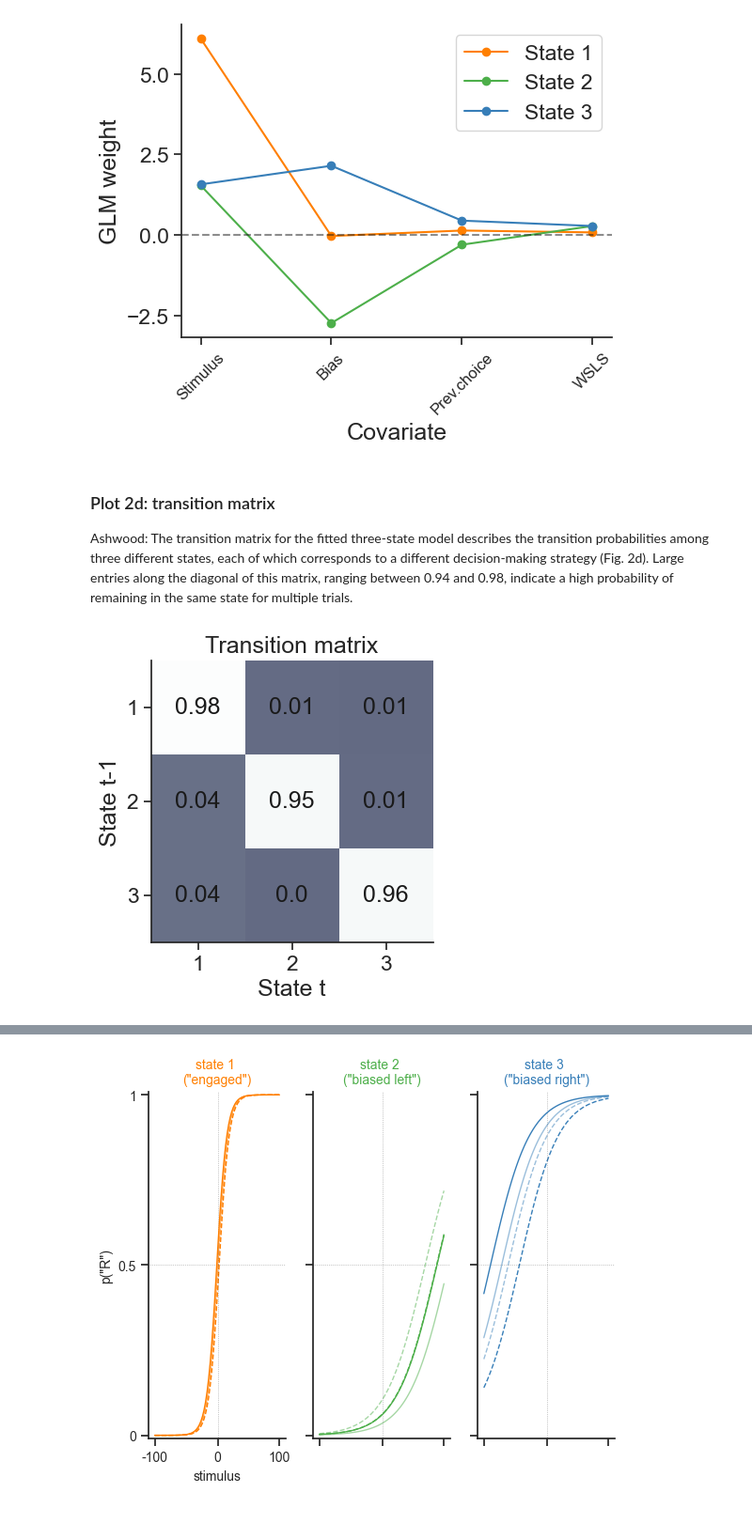
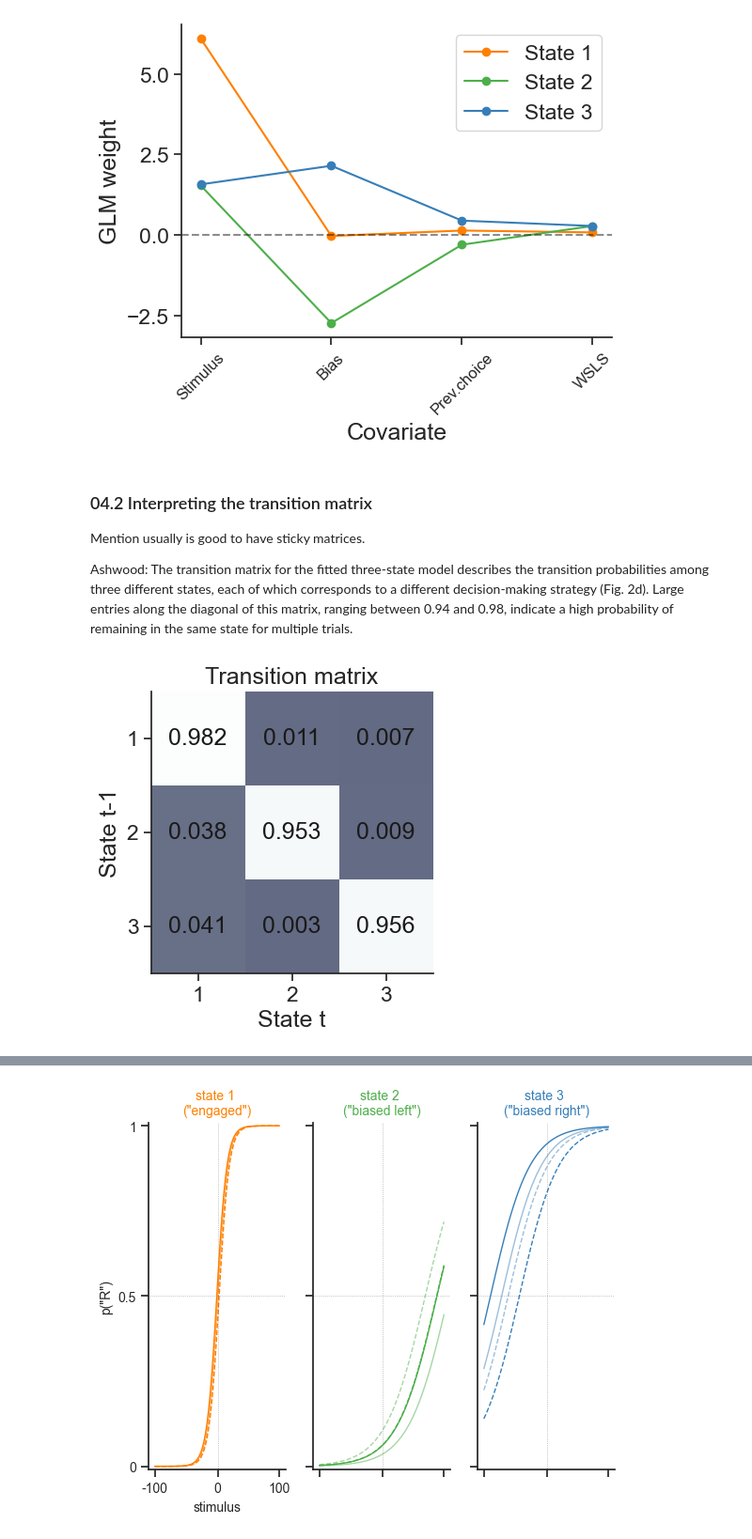
Before and after one commit to camila-maura/glm_hmm_notebook, a Jupyter notebook: scripts/01_ashwood_replication.ipynb, the cells around one changed output, grey strips where cells are left out. Shown at 94% size. Drawn from its saved outputs; the diff is of its cells as text; code cells hidden in the pictures.

```diff
--- a/scripts/01_ashwood_replication.ipynb
+++ b/scripts/01_ashwood_replication.ipynb
@@ -368,11 +338,11 @@ def get_data_this_session(eid, df_trials):
     choice = df_sess['choice'].reset_index(drop=True)
     return choice, stim_left, stim_right, rewarded
 
-def get_valid_choice(choice):
+def get_valid_choice(choice, viol_val):
     # takes in remapped choices
     # Get rid of violation trials i.e trials where the mouse didn't make a choice
     # previous choice vector getting rid of violation trials
-    valid_choices_idx = np.where(~choice.isin([-1]))[0]      # violations are -1
+    valid_choices_idx = np.where(~choice.isin([viol_val]))[0]
     valid_choices = choice[valid_choices_idx]
     return valid_choices, valid_choices_idx
 
@@ -429,19 +399,20 @@ def remap_choice_vals(choice):
     new_choice = choice.replace({1: 0, -1: 1, 0: -1})
     return new_choice
 
-def create_design_matrix(choice, stim_left, stim_right, rewarded):
-    # Stimuli predictor
+def create_design_matrix(choice, stim_left, stim_right, rewarded, viol_val):
+    # Stimuli predictor before filtering for valid trials
     signed_contrast = create_stim_vector(stim_left, stim_right)
 
     # make choice vector so that correct response for stim>0 is choice =1
     # and is 0 for stim <0 (viol is mapped to -1)
     #choice = remap_choice_vals(choice)
-    valid_choices, valid_choices_idx = get_valid_choice(choice)
+    valid_choices, valid_choices_idx = get_valid_choice(choice, viol_val)
     previous_choice = create_previous_choice_vector(valid_choices)
 
     # create wsls vector:
     wsls = create_wsls_covariate(previous_choice, rewarded, valid_choices_idx)
 
+    # filter for valid trials
     signed_contrast =  signed_contrast[valid_choices_idx]
 
     n_trials = len(signed_contrast)
@@ -453,22 +424,22 @@ def create_design_matrix(choice, stim_left, stim_right, rewarded):
     design_mat[:, 2] = wsls
     return design_mat
 
-def get_all_unnormalized_data_this_session(eid, df_trials):
+def get_all_unnormalized_data_this_session(eid, df_trials, viol_val):
     choice, stim_left, stim_right, rewarded = get_data_this_session(eid, df_trials)
-    unnormalized_design_matrix = create_design_matrix(choice, stim_left, stim_right, rewarded)
+    unnormalized_design_matrix = create_design_matrix(choice, stim_left, stim_right, rewarded, viol_val)
     #y = np.expand_dims(remap_choice_vals(choice), axis=1)
-    valid_choices, _ = get_valid_choice(choice)
+    valid_choices, _ = get_valid_choice(choice, viol_val)
     y = np.expand_dims(valid_choices, axis=1)
     session = [eid for i in range(y.shape[0])]
     rewarded = np.expand_dims(rewarded, axis=1)
     return unnormalized_design_matrix, y, session, rewarded
 
-def get_unnormalized_design_mat(valid_sessions, df_trials):
+def get_unnormalized_design_mat(valid_sessions, df_trials, viol_val):
     sess_counter = 0
     for eid in valid_sessions:
         unnormalized_inpt, y, session, rewarded = \
             get_all_unnormalized_data_this_session(
-                eid, df_trials)
+                eid, df_trials, viol_val)
         if sess_counter == 0:
             animal_unnormalized_inpt = np.copy(unnormalized_inpt)
             animal_y = np.copy(y)
@@ -487,7 +458,7 @@ def get_unnormalized_design_mat(valid_sessions, df_trials):
 
     return animal_unnormalized_inpt, animal_normalized_inpt, animal_y.flatten(), animal_session
 # %%
-unnormalized_inpt, design_matrix, choices_mouse, session = get_unnormalized_design_mat(valid_sessions, df_trials)
+unnormalized_inpt, design_matrix, choices_mouse, session = get_unnormalized_design_mat(valid_sessions, df_trials, viol_val)
 # %% [markdown]
 Importantly, do not do 3000 trials at once! Instead, they generally do several sessions of 100-300 trials, and we use all the sessions together to fit our model. For our model to be accurate, we need to tell it when our session boundaries are: we don't want it to compute all sessions as if they were one.
 
@@ -685,28 +665,29 @@ plot_glm_weights(model)
 # %% [output]
 [figure]
 # %% [markdown]
-### Plot 2d: transition matrix
+### 04.2 Interpreting the transition matrix
+Mention usually is good to have sticky matrices.
+
 Ashwood: The transition matrix for the fitted three-state model describes the transition probabilities among three different states, each of which corresponds to a different decision-making strategy (Fig. 2d). Large entries along the diagonal of this matrix, ranging between 0.94 and 0.98, indicate a high probability of remaining in the same state for multiple trials.
 # %%
-n_decimals = 2
+n_decimals = 3
 
 fig = plt.figure(figsize=(8, 3))
-
 plt.imshow(model.transition_prob_, vmin=-0.8, vmax=1, cmap='bone')
 
 for i in range(model.transition_prob_.shape[0]):
     for j in range(model.transition_prob_.shape[1]):
         text = plt.text(j, i, str(np.around(model.transition_prob_[i, j], decimals=n_decimals))[:n_decimals+2], ha="center", va="center",
                         color="k")
 plt.xlim(-0.5, n_states - 0.5)
 plt.xticks(range(0, n_states), ('1', '2', '3'))
 plt.yticks(range(0, n_states), ('1', '2', '3'))
 plt.ylim(n_states - 0.5, -0.5)
 plt.ylabel("State t-1",)
 plt.xlabel("State t")
 plt.title("Transition matrix")
 
 plt.subplots_adjust(0, 0, 1, 1)
 # %% [output]
-[figure, old version]
+[figure, new version]
 # %% [markdown]
```
Also changed, not shown: parts of 30 cells of this notebook, 1 other file.
